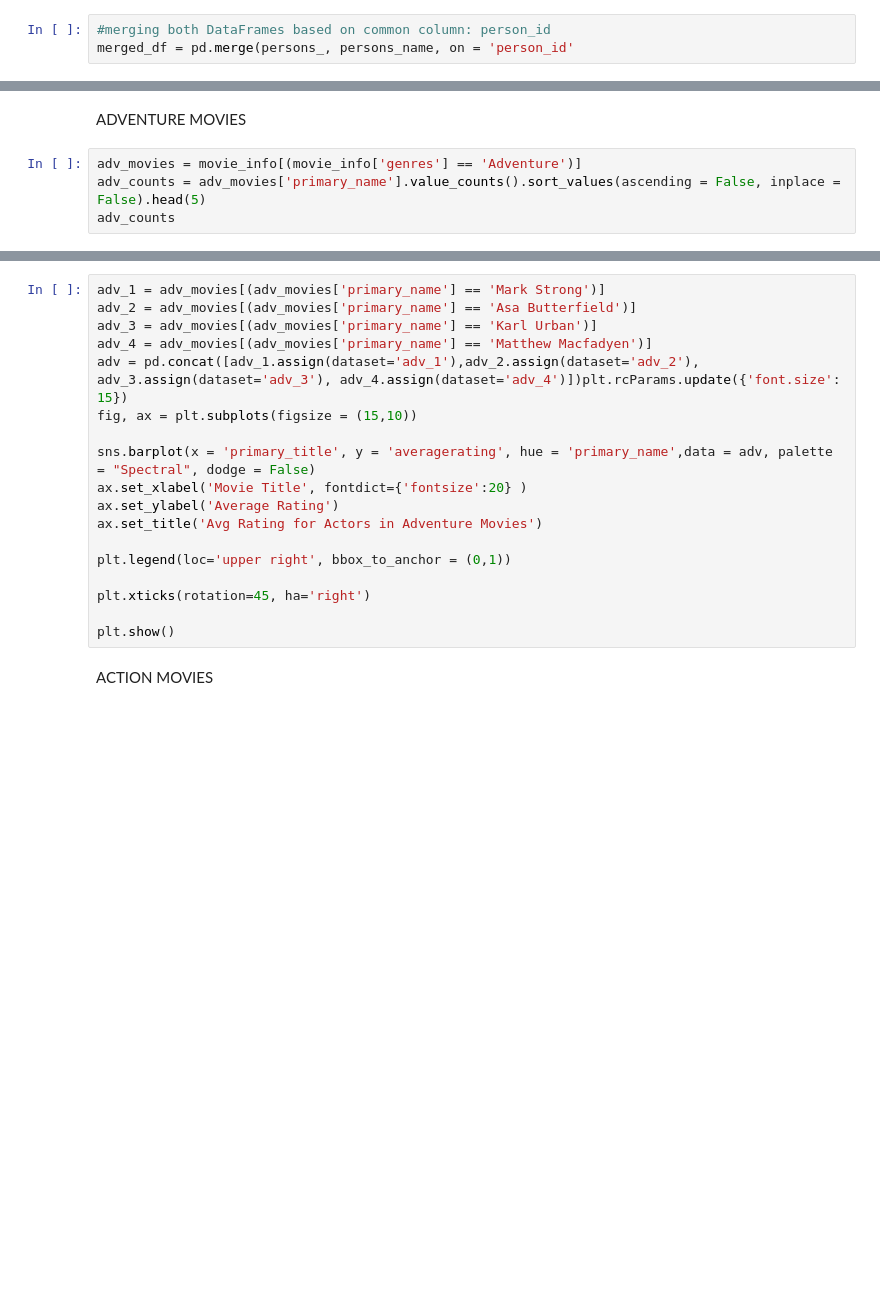
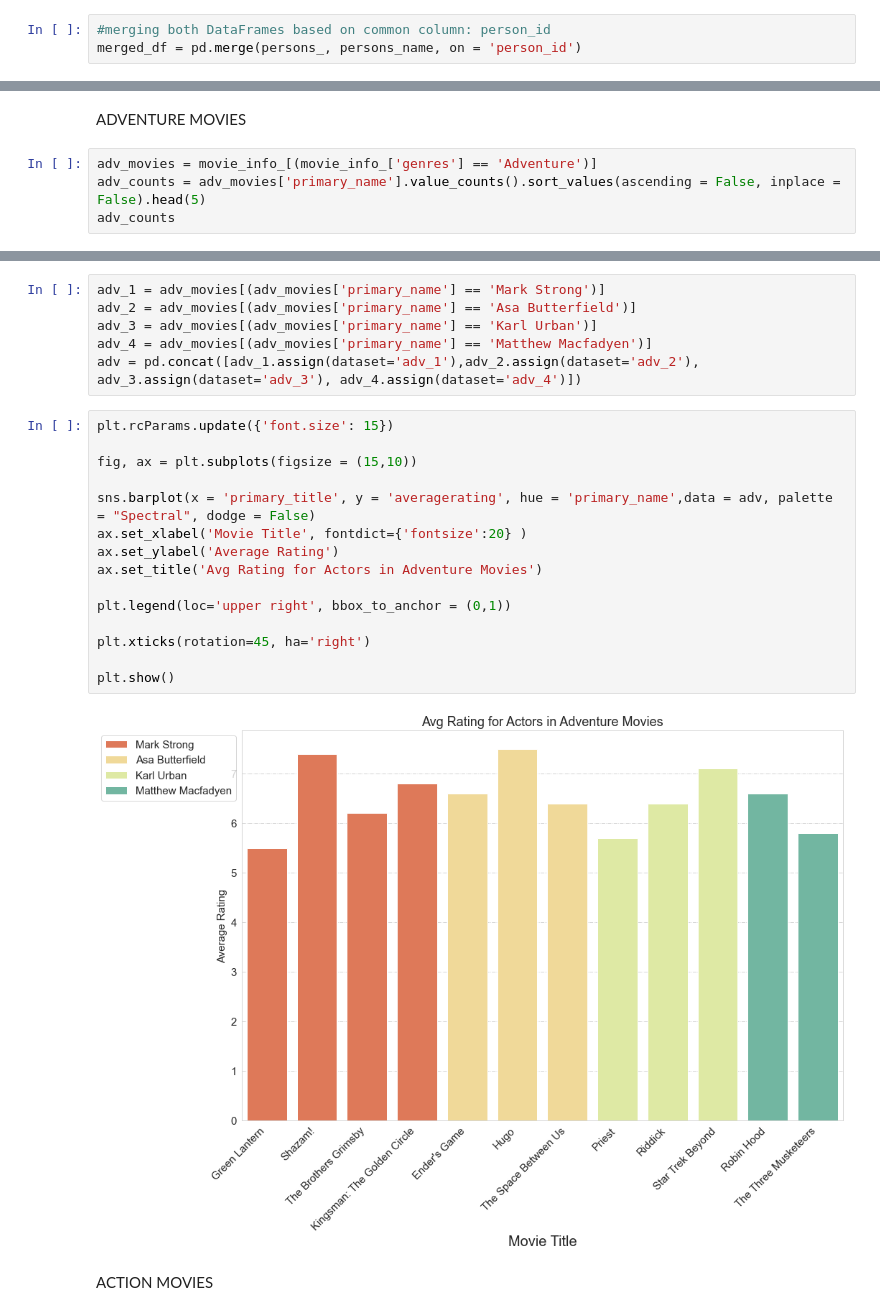
Before and after one commit to LaibahAshfaq/Microsoft-Movie-Analysis-Project, a Jupyter notebook: Final_Notebook.ipynb, the cells around one changed output, grey strips where cells are left out. Saved outputs shown, nothing was run; the diff lists cells and outputs as text; blank space fills up the shorter version.

```diff
--- a/Final_Notebook.ipynb
+++ b/Final_Notebook.ipynb
@@ -593,7 +593,7 @@ persons_df = pd.DataFrame(persons_)
 persons_name_df = pd.DataFrame(persons_name)
 # %%
 #merging both DataFrames based on common column: person_id
-merged_df = pd.merge(persons_, persons_name, on = 'person_id'
+merged_df = pd.merge(persons_, persons_name, on = 'person_id')
 # %%
 merged_df.drop(columns = 'primary_profession', inplace = True)
 # %% [markdown]
@@ -637,6 +666,6 @@ movie_info.drop(['original_title', 'runtime_minutes', 'id', 'Unnamed: 0', 'movie
 # %% [markdown]
 ADVENTURE MOVIES
 # %%
-adv_movies = movie_info[(movie_info['genres'] == 'Adventure')]
+adv_movies = movie_info_[(movie_info_['genres'] == 'Adventure')]
 adv_counts = adv_movies['primary_name'].value_counts().sort_values(ascending = False, inplace = False).head(5)
 adv_counts
@@ -643,21 +679,26 @@ adv_counts
+# %%
+adv_1 = adv_movies[(adv_movies['primary_name'] == 'Mark Strong')]
+adv_2 = adv_movies[(adv_movies['primary_name'] == 'Asa Butterfield')]
+adv_3 = adv_movies[(adv_movies['primary_name'] == 'Karl Urban')]
+adv_4 = adv_movies[(adv_movies['primary_name'] == 'Matthew Macfadyen')]
+adv = pd.concat([adv_1.assign(dataset='adv_1'),adv_2.assign(dataset='adv_2'), adv_3.assign(dataset='adv_3'), adv_4.assign(dataset='adv_4')])
 # %%
-adv_1 = adv_movies[(adv_movies['primary_name'] == 'Mark Strong')]
-adv_2 = adv_movies[(adv_movies['primary_name'] == 'Asa Butterfield')]
-adv_3 = adv_movies[(adv_movies['primary_name'] == 'Karl Urban')]
-adv_4 = adv_movies[(adv_movies['primary_name'] == 'Matthew Macfadyen')]
-adv = pd.concat([adv_1.assign(dataset='adv_1'),adv_2.assign(dataset='adv_2'), adv_3.assign(dataset='adv_3'), adv_4.assign(dataset='adv_4')])plt.rcParams.update({'font.size': 15})
+plt.rcParams.update({'font.size': 15})
+
 fig, ax = plt.subplots(figsize = (15,10))
 
 sns.barplot(x = 'primary_title', y = 'averagerating', hue = 'primary_name',data = adv, palette = "Spectral", dodge = False)
 ax.set_xlabel('Movie Title', fontdict={'fontsize':20} )
 ax.set_ylabel('Average Rating')
 ax.set_title('Avg Rating for Actors in Adventure Movies')
 
 plt.legend(loc='upper right', bbox_to_anchor = (0,1))
 
 plt.xticks(rotation=45, ha='right')
 
 plt.show()
+# %% [output]
+[figure, added]
 # %% [markdown]
 ACTION MOVIES
 # %%
```
Also changed, not shown: parts of 8 cells of this notebook.
